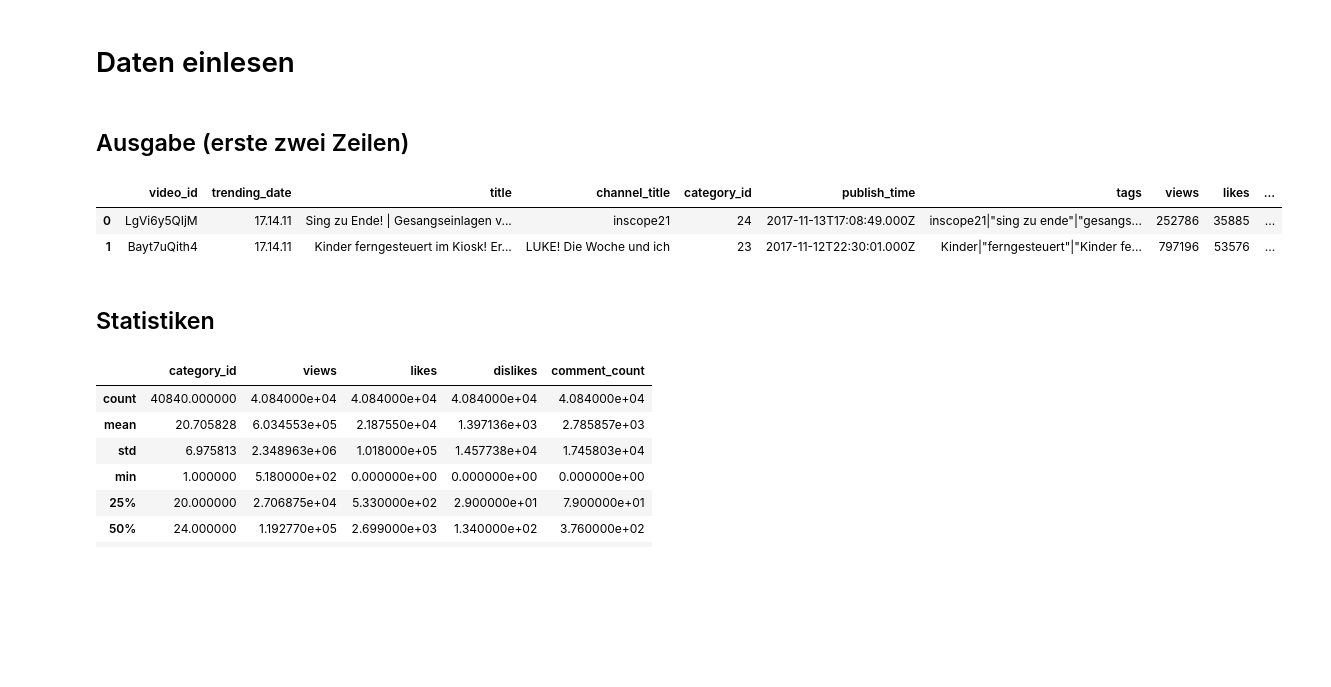
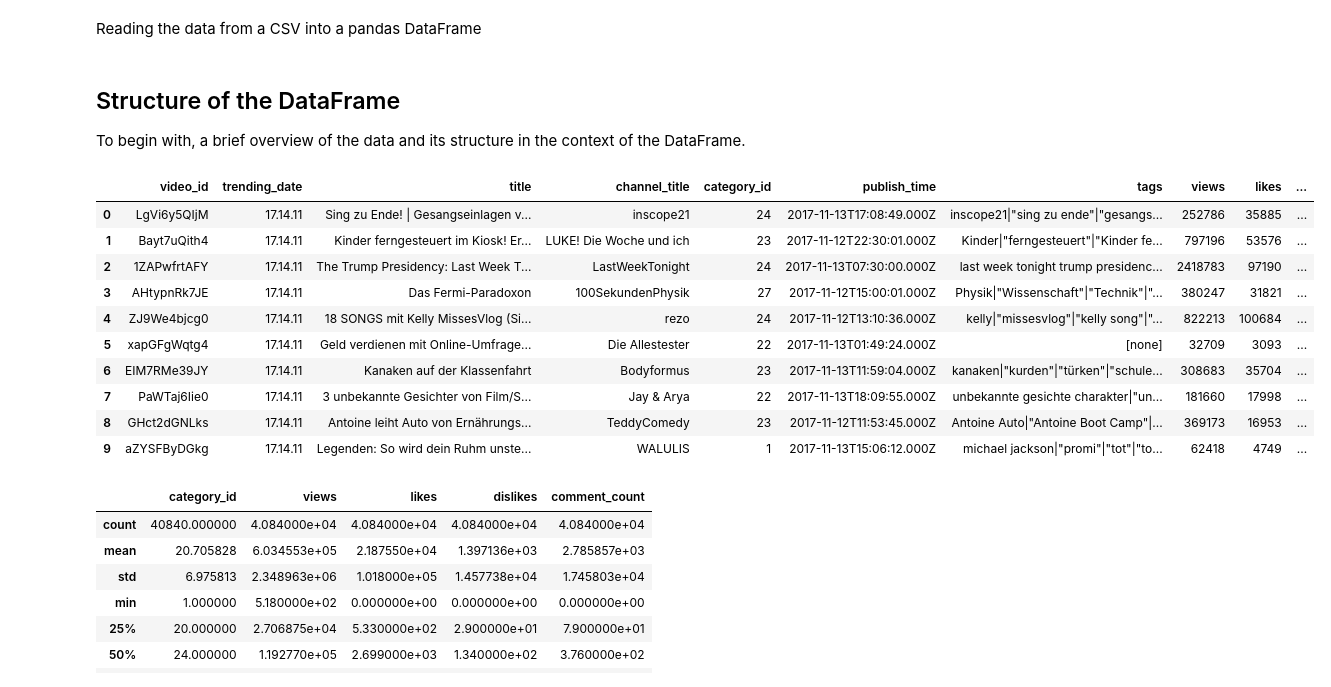
Before and after one commit to StephanHagge/data-mining, a Jupyter notebook: 2_data_understanding/data_understanding.ipynb, the cells around one changed output. Saved outputs shown, nothing was run; the diff lists cells and outputs as text; code cells hidden in the pictures; blank space fills up the shorter version.

```diff
--- a/2_data_understanding/data_understanding.ipynb
+++ b/2_data_understanding/data_understanding.ipynb
@@ -10,20 +15,27 @@ from datetime import timedelta
 
 %matplotlib inline
 plt.rcParams['figure.figsize'] = (20, 6)
-# %% [markdown]
-# Daten einlesen
+# %% [markdown]
+Reading the data from a CSV into a pandas DataFrame
 # %%
 df = pd.read_csv('../0_data/DEvideos.csv')
-# %% [markdown]
-## Ausgabe (erste zwei Zeilen)
+# %% [markdown]
+## Structure of the DataFrame
+To begin with, a brief overview of the data and its structure in the context of the DataFrame.
 # %%
-df.head(2)
+df.head(10)
 # %% [output]
 |  | video_id | trending_date | title | channel_title | category_id | publish_time | tags | views | likes | ... |
 | 0 | LgVi6y5QIjM | 17.14.11 | Sing zu Ende! | Gesangseinlagen v... | inscope21 | 24 | 2017-11-13T17:08:49.000Z | inscope21|"sing zu ende"|"gesangs... | 252786 | 35885 | ... |
 | 1 | Bayt7uQith4 | 17.14.11 | Kinder ferngesteuert im Kiosk! Er... | LUKE! Die Woche und ich | 23 | 2017-11-12T22:30:01.000Z | Kinder|"ferngesteuert"|"Kinder fe... | 797196 | 53576 | ... |
+| 2 | 1ZAPwfrtAFY | 17.14.11 | The Trump Presidency: Last Week T... | LastWeekTonight | 24 | 2017-11-13T07:30:00.000Z | last week tonight trump presidenc... | 2418783 | 97190 | ... |
+| 3 | AHtypnRk7JE | 17.14.11 | Das Fermi-Paradoxon | 100SekundenPhysik | 27 | 2017-11-12T15:00:01.000Z | Physik|"Wissenschaft"|"Technik"|"... | 380247 | 31821 | ... |
+| 4 | ZJ9We4bjcg0 | 17.14.11 | 18 SONGS mit Kelly MissesVlog (Si... | rezo | 24 | 2017-11-12T13:10:36.000Z | kelly|"missesvlog"|"kelly song"|"... | 822213 | 100684 | ... |
+| 5 | xapGFgWqtg4 | 17.14.11 | Geld verdienen mit Online-Umfrage... | Die Allestester | 22 | 2017-11-13T01:49:24.000Z | [none] | 32709 | 3093 | ... |
+| 6 | EIM7RMe39JY | 17.14.11 | Kanaken auf der Klassenfahrt | Bodyformus | 23 | 2017-11-13T11:59:04.000Z | kanaken|"kurden"|"türken"|"schule... | 308683 | 35704 | ... |
+| 7 | PaWTaj6Iie0 | 17.14.11 | 3 unbekannte Gesichter von Film/S... | Jay & Arya | 22 | 2017-11-13T18:09:55.000Z | unbekannte gesichte charakter|"un... | 181660 | 17998 | ... |
+| 8 | GHct2dGNLks | 17.14.11 | Antoine leiht Auto von Ernährungs... | TeddyComedy | 23 | 2017-11-12T11:53:45.000Z | Antoine Auto|"Antoine Boot Camp"|... | 369173 | 16953 | ... |
+| 9 | aZYSFByDGkg | 17.14.11 | Legenden: So wird dein Ruhm unste... | WALULIS | 1 | 2017-11-13T15:06:12.000Z | michael jackson|"promi"|"tot"|"to... | 62418 | 4749 | ... |
-# %% [markdown]
-## Statistiken
 # %%
 df.describe()
 # %% [output]
```
Also changed, not shown: parts of 17 cells of this notebook, 1 other file.
